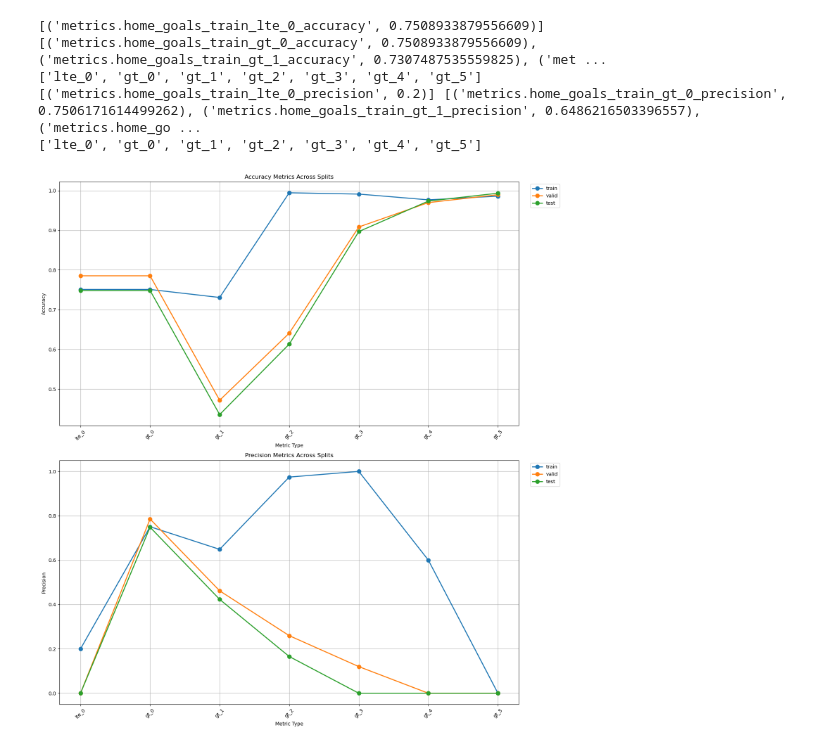
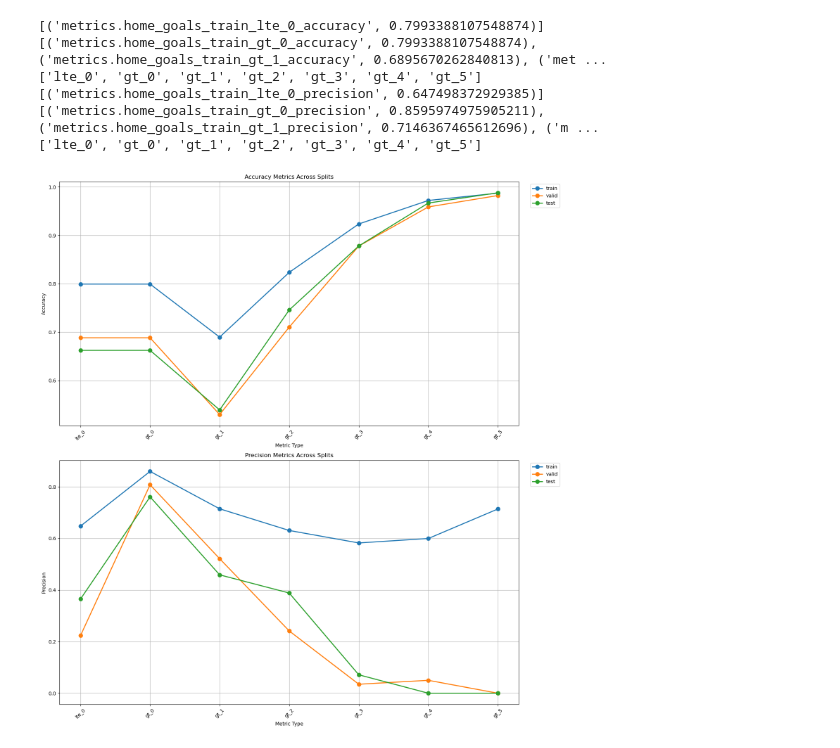
Before and after one commit to 1111111huang/betbot, a Jupyter notebook: notebooks/modeling/baseline.ipynb, the cells around one changed output. Drawn from its saved outputs; the diff is of its cells as text; code cells hidden in the pictures.

```diff
--- a/notebooks/modeling/baseline.ipynb
+++ b/notebooks/modeling/baseline.ipynb
@@ -419,12 +432,12 @@ def plot_run_metrics_by_split(experiment_name, run_name, target_col, tracking_ur
     plt.show()
 # %%
 plot_run_metrics_by_split(experiment_name=EXPERIMENT_NAME,
-                         run_name="XGBClassifier_home_goals_n_estimators=100_max_depth=5_learning_rate=0.01_gamma=0",
+                         run_name="MLPClassifier_home_goals_hidden_layer_sizes=(128, 64, 64)_activation=relu_solver=adam_alpha=0.001_learning_rate_init=0.001_batch_size=64",
                          target_col="home_goals",
                          tracking_uri=f"{REPO_PATH}/mlflow")
 # %% [output]
-[('metrics.home_goals_train_lte_0_accuracy', 0.7508933879556609)] [('metrics.home_goals_train_gt_0_accuracy', 0.7508933879556609), ('metrics.home_goals_train_gt_1_accuracy', 0.7307487535559825), ('met ...
+[('metrics.home_goals_train_lte_0_accuracy', 0.7993388107548874)] [('metrics.home_goals_train_gt_0_accuracy', 0.7993388107548874), ('metrics.home_goals_train_gt_1_accuracy', 0.6895670262840813), ('met ...
 ['lte_0', 'gt_0', 'gt_1', 'gt_2', 'gt_3', 'gt_4', 'gt_5']
-[('metrics.home_goals_train_lte_0_precision', 0.2)] [('metrics.home_goals_train_gt_0_precision', 0.7506171614499262), ('metrics.home_goals_train_gt_1_precision', 0.6486216503396557), ('metrics.home_go ...
+[('metrics.home_goals_train_lte_0_precision', 0.647498372929385)] [('metrics.home_goals_train_gt_0_precision', 0.8595974975905211), ('metrics.home_goals_train_gt_1_precision', 0.7146367465612696), ('m ...
 ['lte_0', 'gt_0', 'gt_1', 'gt_2', 'gt_3', 'gt_4', 'gt_5']
-[figure, old version]
+[figure, new version]
```
Also changed, not shown: parts of 6 cells of this notebook, 2 other files.
